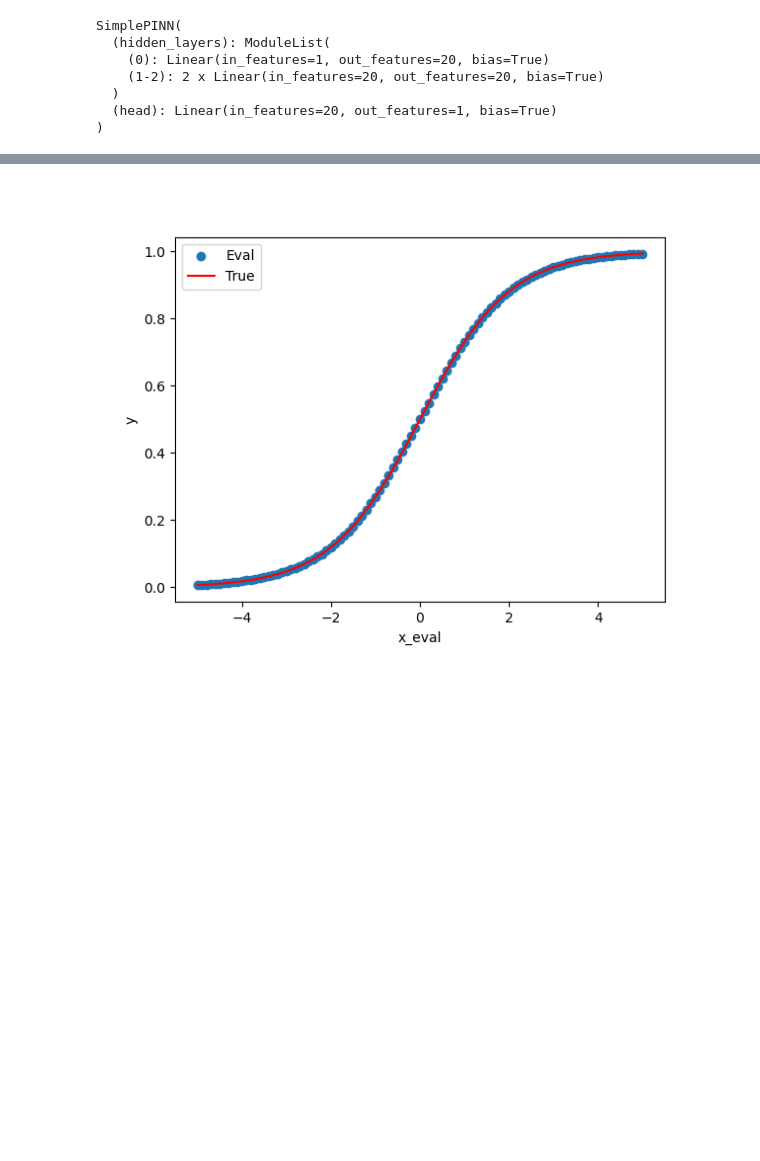
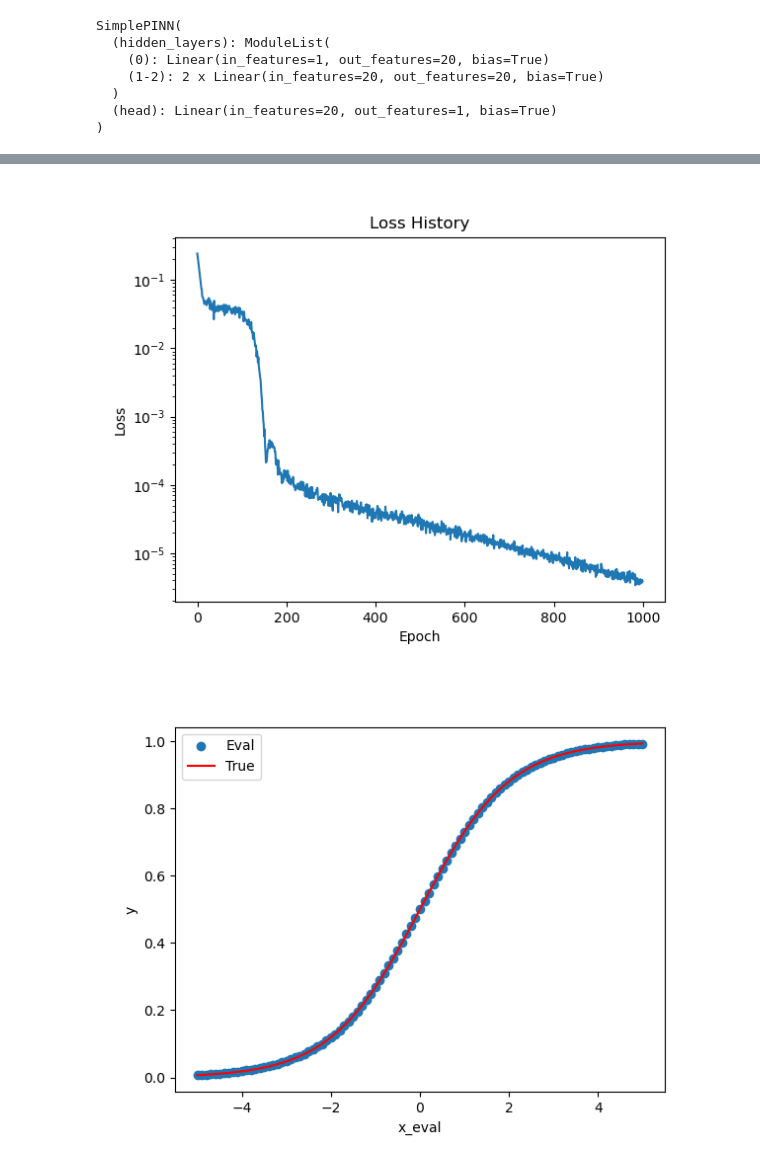
Before and after one commit to kinchb/pinn_experiments, a Jupyter notebook: logistic_test.ipynb, the cells around one changed output, grey strips where cells are left out. Cells and saved outputs as stored; diff of their text form; code cells hidden in the pictures; blank space fills up the shorter version.

```diff
--- a/logistic_test.ipynb
+++ b/logistic_test.ipynb
@@ -41,6 +41,7 @@ def compute_loss(x, y, model):
     )
     return residual_loss + boundary_loss
 # %%
+loss_history = []
 for epoch in range(n_epochs):
     x = (
         torch.rand(batch_size, 1, requires_grad=True) * (DOMAIN[1] - DOMAIN[0])
@@ -51,5 +52,7 @@ for epoch in range(n_epochs):
     optimizer.zero_grad()
     loss.backward()
     optimizer.step()
-    print(f"Epoch {epoch + 1} | Loss: {loss.item():.6f}")
+    if epoch % 100 == 0:
+        print(f"Epoch {epoch + 1} | Loss: {loss.item():.6f}")
+    loss_history.append(loss.item())
 # %% [output]
@@ -73,3 +69,13 @@ Epoch 1000 | Loss: 0.000003
+# %%
+plt.figure()
+plt.plot(loss_history)
+plt.xlabel("Epoch")
+plt.ylabel("Loss")
+plt.title("Loss History")
+plt.semilogy()
+plt.show()
+# %% [output]
+[figure, added]
 # %%
 x_eval = torch.linspace(DOMAIN[0], DOMAIN[1], steps=101).reshape(-1, 1)
 y_eval = model(x_eval)
```
Also changed, not shown: parts of 1 cell of this notebook, 2 other files.
